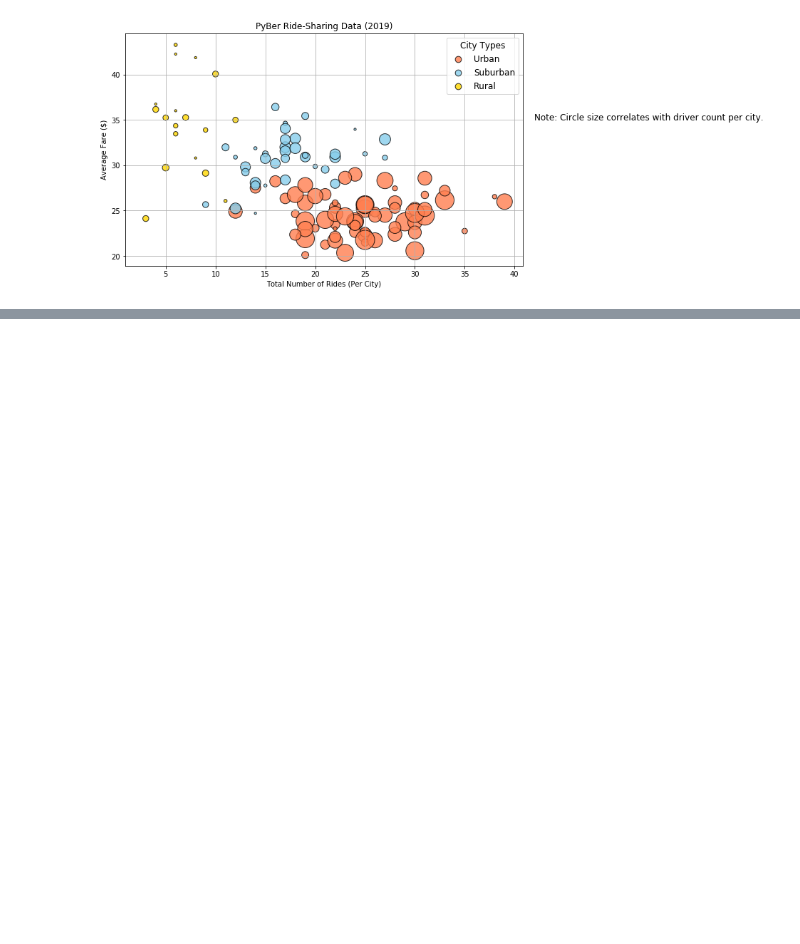
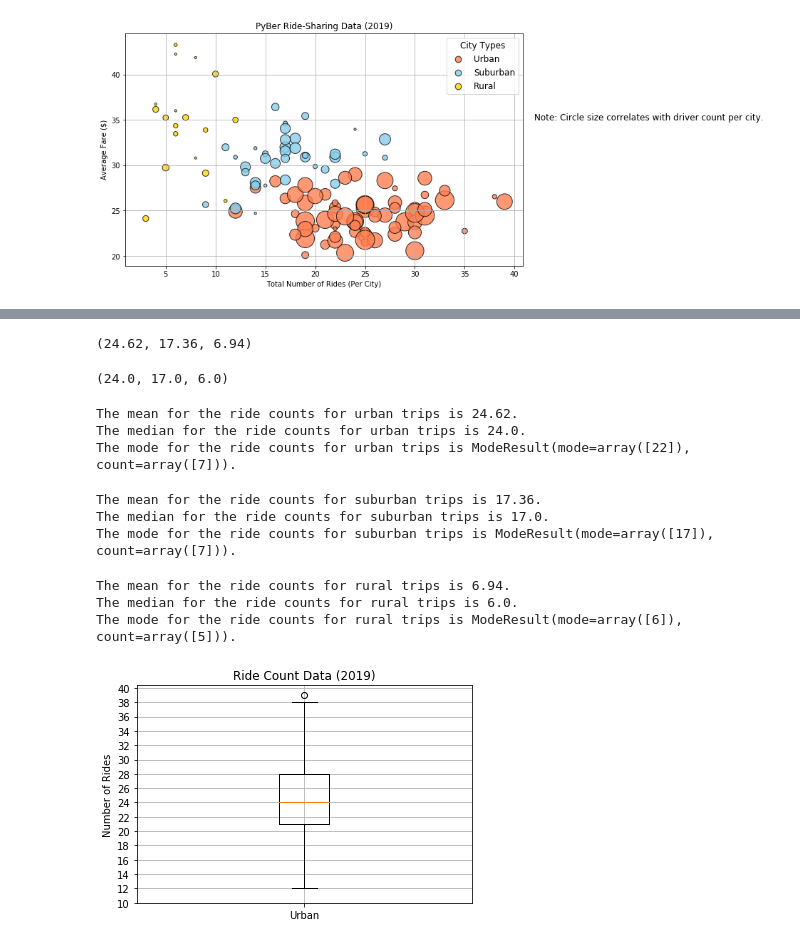
Before and after one commit to nmdimaria/PyBer_Analysis_hw, a Jupyter notebook: PyBer.ipynb, the cells around one changed output, grey strips where cells are left out. Saved outputs shown, nothing was run; the diff lists cells and outputs as text; code cells hidden in the pictures; blank space fills up the shorter version.

```diff
--- a/PyBer.ipynb
+++ b/PyBer.ipynb
@@ -224,0 +285,52 @@ plt.show()
+# %%
+# Calculate the mean of the ride count for each city type using '.mean()'
+round(urban_ride_count.mean(),2), round(suburban_ride_count.mean(),2), round(rural_ride_count.mean(),2)
+# %% [output]
+(24.62, 17.36, 6.94)
+# %%
+# Calculate the median of the ride count for each city type.
+round(urban_ride_count.median(),2), round(suburban_ride_count.median(),2), round(rural_ride_count.median(),2)
+# %% [output]
+(24.0, 17.0, 6.0)
+# %%
+# Calculate the measures of central tendency for the ride count for the urban cities using NumPy
+mean_urban_ride_count = np.mean(urban_ride_count)
+print(f"The mean for the ride counts for urban trips is {mean_urban_ride_count:.2f}.")
+
+median_urban_ride_count = np.median(urban_ride_count)
+print(f"The median for the ride counts for urban trips is {median_urban_ride_count}.")
+
+mode_urban_ride_count = sts.mode(urban_ride_count)
+print(f"The mode for the ride counts for urban trips is {mode_urban_ride_count}.")
+# %% [output]
+The mean for the ride counts for urban trips is 24.62.
+The median for the ride counts for urban trips is 24.0.
+The mode for the ride counts for urban trips is ModeResult(mode=array([22]), count=array([7])).
+# %%
+# Calculate the measures of central tendency for the ride count for the suburban cities using NumPy
+mean_suburban_ride_count = np.mean(suburban_ride_count)
+print(f"The mean for the ride counts for suburban trips is {mean_suburban_ride_count:.2f}.")
+
+median_suburban_ride_count = np.median(suburban_ride_count)
+print(f"The median for the ride counts for suburban trips is {median_suburban_ride_count}.")
+
+mode_suburban_ride_count = sts.mode(suburban_ride_count)
+print(f"The mode for the ride counts for suburban trips is {mode_suburban_ride_count}.")
+# %% [output]
+The mean for the ride counts for suburban trips is 17.36.
+The median for the ride counts for suburban trips is 17.0.
+The mode for the ride counts for suburban trips is ModeResult(mode=array([17]), count=array([7])).
+# %%
+# Calculate the measures of central tendency for the ride count for the rural cities using NumPy
+mean_rural_ride_count = np.mean(rural_ride_count)
+print(f"The mean for the ride counts for rural trips is {mean_rural_ride_count:.2f}.")
+
+median_rural_ride_count = np.median(rural_ride_count)
+print(f"The median for the ride counts for rural trips is {median_rural_ride_count}.")
+
+mode_rural_ride_count = sts.mode(rural_ride_count)
+print(f"The mode for the ride counts for rural trips is {mode_rural_ride_count}.")
+# %% [output]
+The mean for the ride counts for rural trips is 6.94.
+The median for the ride counts for rural trips is 6.0.
+The mode for the ride counts for rural trips is ModeResult(mode=array([6]), count=array([5])).
@@ -224,0 +347,13 @@ plt.show()
+# %%
+# Create a box-and-whisker plot for the urban cities ride count.
+x_labels = ["Urban"]
+fig, ax = plt.subplots()
+ax.boxplot(urban_ride_count, labels=x_labels)
+# Add the title, y-axis label and grid.
+ax.set_title('Ride Count Data (2019)')
+ax.set_ylabel('Number of Rides')
+ax.set_yticks(np.arange(10, 41, step=2.0))
+ax.grid()
+plt.show()
+# %% [output]
+[figure, added]
```
Also changed, not shown: parts of 12 cells of this notebook, 2 other files.
